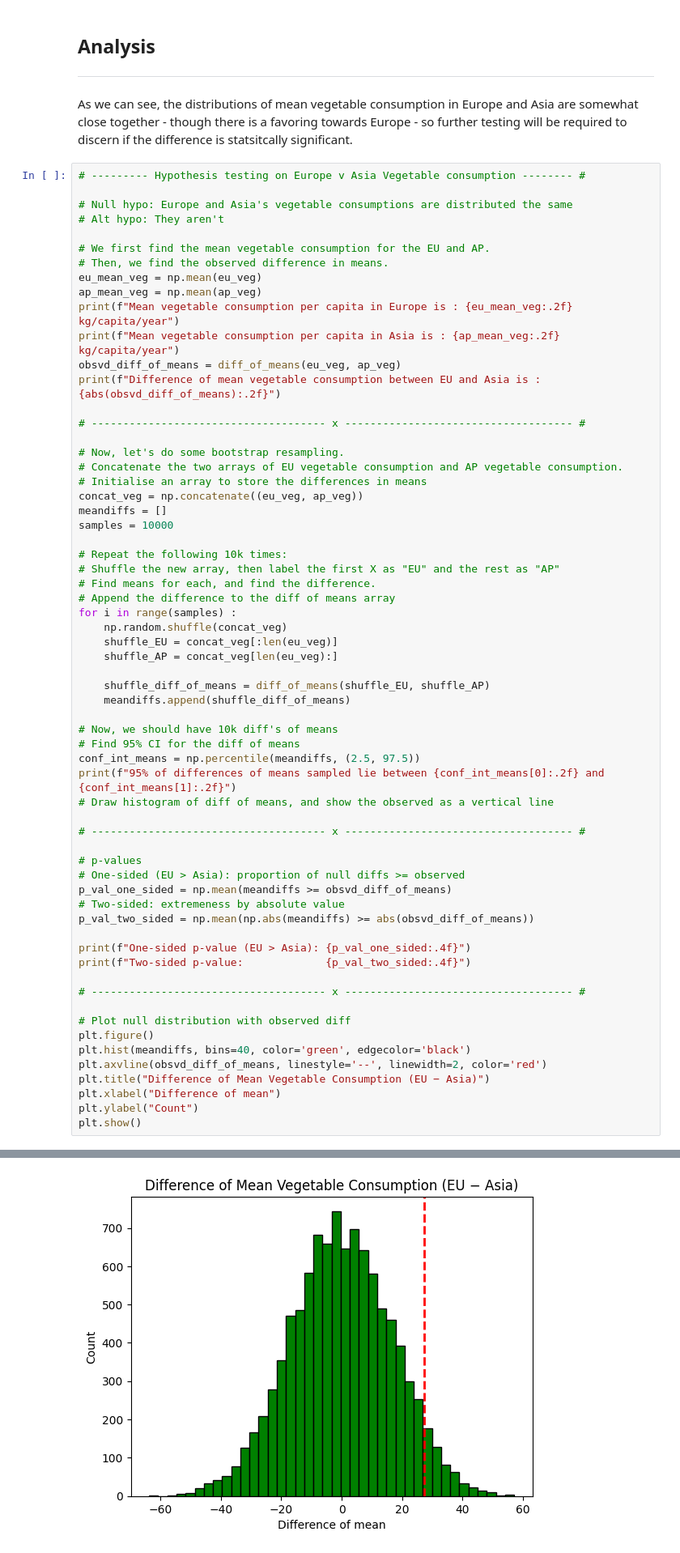
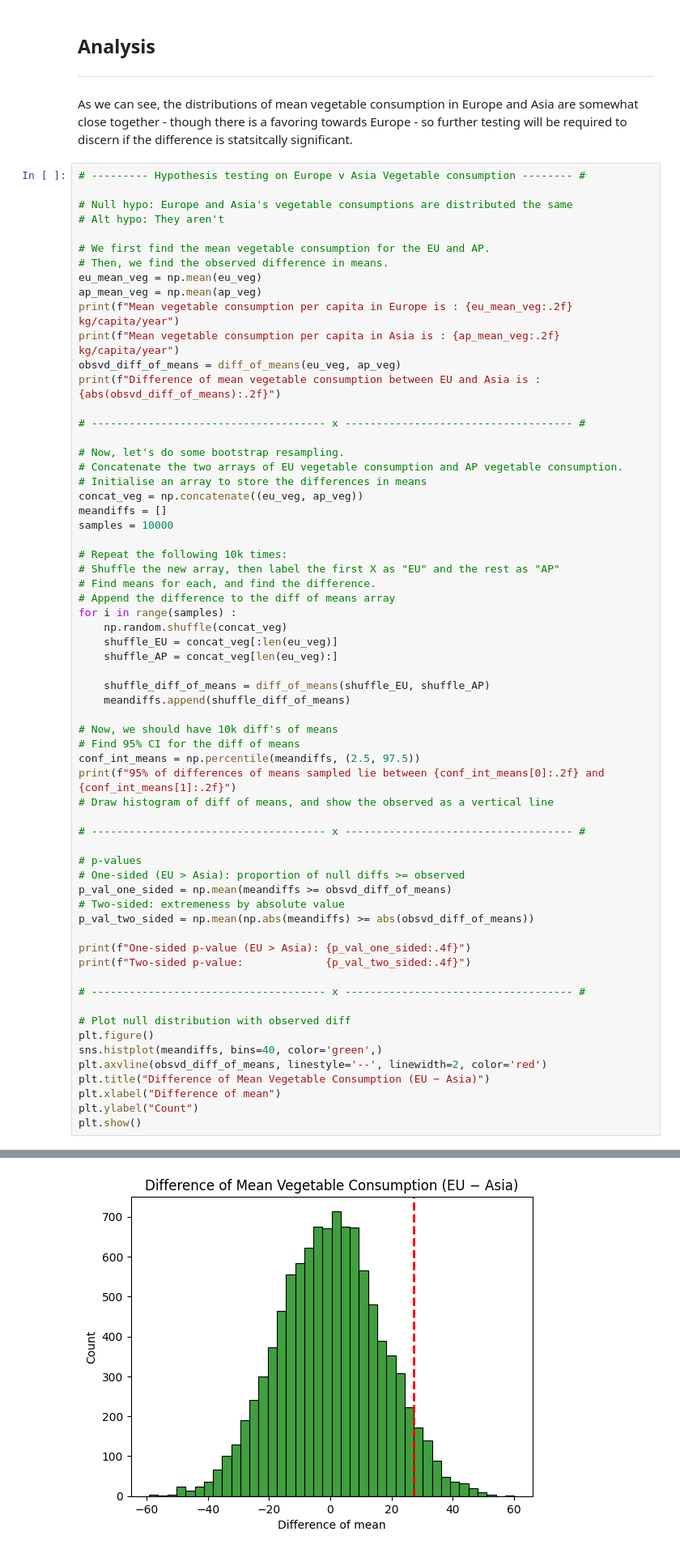
Before and after one commit to Tako870/tddm-ca, a Jupyter notebook: CA.ipynb, the cells around one changed output, grey strips where cells are left out. Shown at 81% size. Saved outputs shown, nothing was run; the diff lists cells and outputs as text.

```diff
--- a/CA.ipynb
+++ b/CA.ipynb
@@ -430,7 +430,7 @@ print(f"Two-sided p-value:             {p_val_two_sided:.4f}")
 
 # Plot null distribution with observed diff
 plt.figure()
-plt.hist(meandiffs, bins=40, color='green', edgecolor='black')
+sns.histplot(meandiffs, bins=40, color='green',)
 plt.axvline(obsvd_diff_of_means, linestyle='--', linewidth=2, color='red')
 plt.title("Difference of Mean Vegetable Consumption (EU − Asia)")
 plt.xlabel("Difference of mean")
@@ -446,4 +446,4 @@ Two-sided p-value:             0.1065
-[figure, old version]
+[figure, new version]
 # %% [markdown]
 ## Analysis
 ---
```
Also changed, not shown: parts of 14 cells of this notebook.
